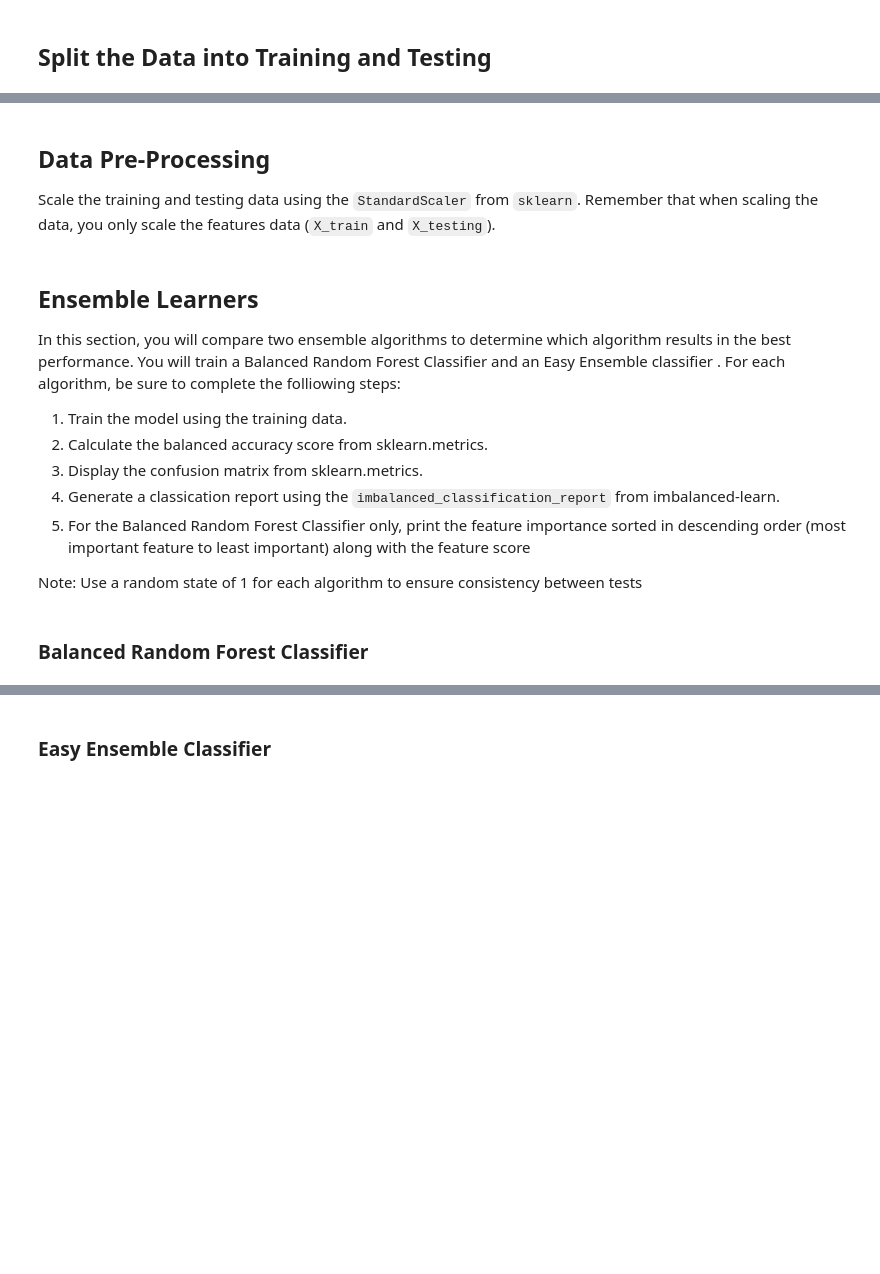
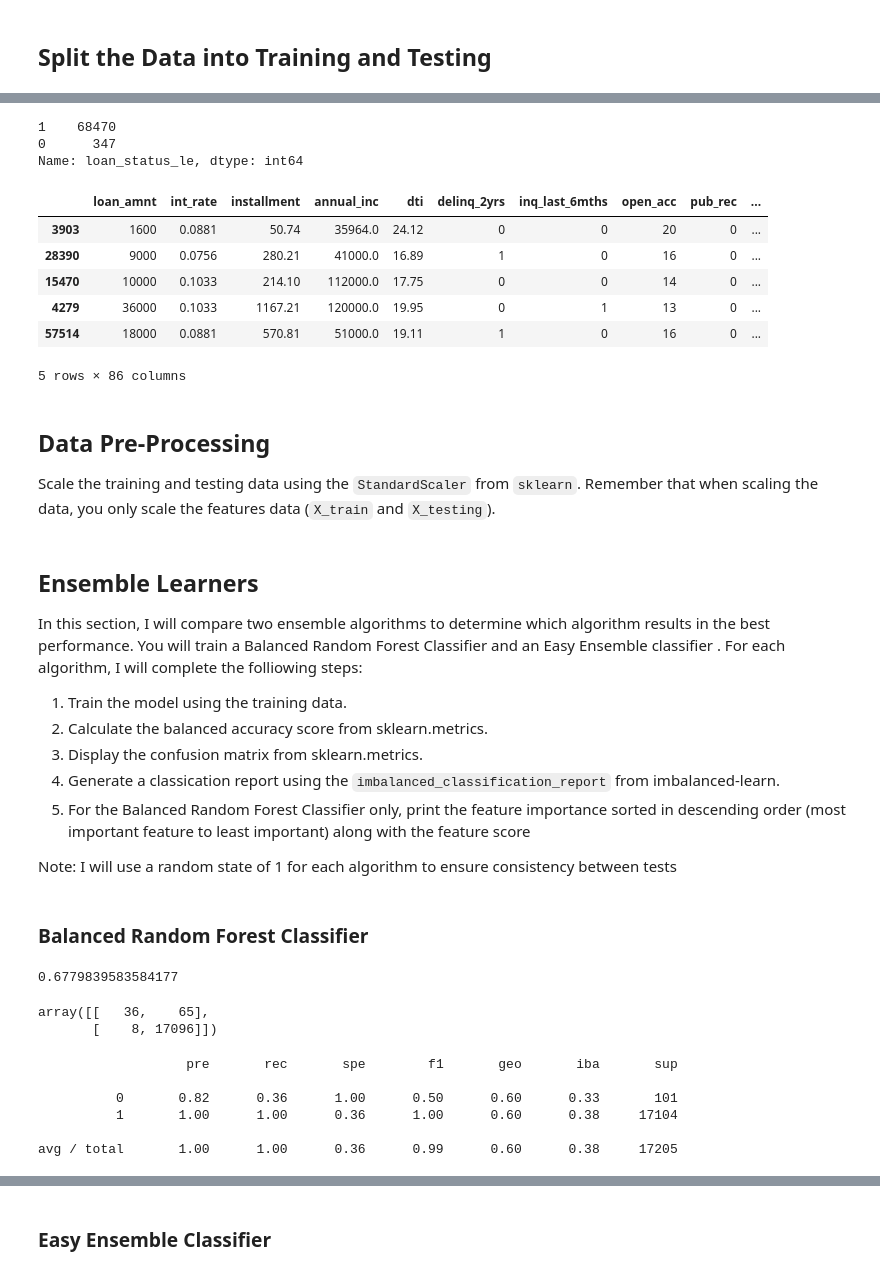
Before and after one commit to seane13/Machine-Learning-Resample, a Jupyter notebook: credit_risk_ensemble.ipynb, the cells around one changed output, grey strips where cells are left out. Drawn from its saved outputs; the diff is of its cells as text; code cells hidden in the pictures; blank space fills up the shorter version.

```diff
--- a/credit_risk_ensemble.ipynb
+++ b/credit_risk_ensemble.ipynb
@@ -36,9 +98,23 @@ X.describe()
 # %%
 # Check the balance of our target values
-# YOUR CODE HERE
+# 1= low risk
+y.value_counts()
+# %% [output]
+1    68470
+0      347
+Name: loan_status_le, dtype: int64
 # %%
 # Split the X and y into X_train, X_test, y_train, y_test
-# YOUR CODE HERE
+X_train, X_test, y_train, y_test = train_test_split(X, y, random_state=1)
+X_train.head()
+# %% [output]
+|  | loan_amnt | int_rate | installment | annual_inc | dti | delinq_2yrs | inq_last_6mths | open_acc | pub_rec | ... |
+| 3903 | 1600 | 0.0881 | 50.74 | 35964.0 | 24.12 | 0 | 0 | 20 | 0 | ... |
+| 28390 | 9000 | 0.0756 | 280.21 | 41000.0 | 16.89 | 1 | 0 | 16 | 0 | ... |
+| 15470 | 10000 | 0.1033 | 214.10 | 112000.0 | 17.75 | 0 | 0 | 14 | 0 | ... |
+| 4279 | 36000 | 0.1033 | 1167.21 | 120000.0 | 19.95 | 0 | 1 | 13 | 0 | ... |
+| 57514 | 18000 | 0.0881 | 570.81 | 51000.0 | 19.11 | 1 | 0 | 16 | 0 | ... |
+5 rows × 86 columns
 # %% [markdown]
 ## Data Pre-Processing
 
@@ -56,7 +133,7 @@ Scale the training and testing data using the `StandardScaler` from `sklearn`. R
 # %% [markdown]
 ## Ensemble Learners
 
-In this section, you will compare two ensemble algorithms to determine which algorithm results in the best performance. You will train a Balanced Random Forest Classifier and an Easy Ensemble classifier . For each algorithm, be sure to complete the folliowing steps:
+In this section, I will compare two ensemble algorithms to determine which algorithm results in the best performance. You will train a Balanced Random Forest Classifier and an Easy Ensemble classifier . For each algorithm, I will complete the folliowing steps:
 
 1. Train the model using the training data.
 2. Calculate the balanced accuracy score from sklearn.metrics.
@@ -64,7 +141,7 @@ In this section, you will compare two ensemble algorithms to determine which alg
 4. Generate a classication report using the `imbalanced_classification_report` from imbalanced-learn.
 5. For the Balanced Random Forest Classifier only, print the feature importance sorted in descending order (most important feature to least important) along with the feature score
 
-Note: Use a random state of 1 for each algorithm to ensure consistency between tests
+Note: I will use a random state of 1 for each algorithm to ensure consistency between tests
 # %% [markdown]
 ### Balanced Random Forest Classifier
 # %%
@@ -73,11 +152,24 @@ Note: Use a random state of 1 for each algorithm to ensure consistency between t
 # %%
 # Calculated the balanced accuracy score
-# YOUR CODE HERE
+
+balanced_accuracy_score(y_test, predictions)
+# %% [output]
+0.6779839583584177
 # %%
 # Display the confusion matrix
-# YOUR CODE HERE
+confusion_matrix(y_test, predictions)
+# %% [output]
+array([[   36,    65],
+       [    8, 17096]])
 # %%
 # Print the imbalanced classification report
-# YOUR CODE HERE
+print(classification_report_imbalanced(y_test, predictions))
+# %% [output]
+                   pre       rec       spe        f1       geo       iba       sup
+
+          0       0.82      0.36      1.00      0.50      0.60      0.33       101
+          1       1.00      1.00      0.36      1.00      0.60      0.38     17104
+
+avg / total       1.00      1.00      0.36      0.99      0.60      0.38     17205
 # %%
 # List the features sorted in descending order by feature importance
```
Also changed, not shown: parts of 18 cells of this notebook, 2 other files.
